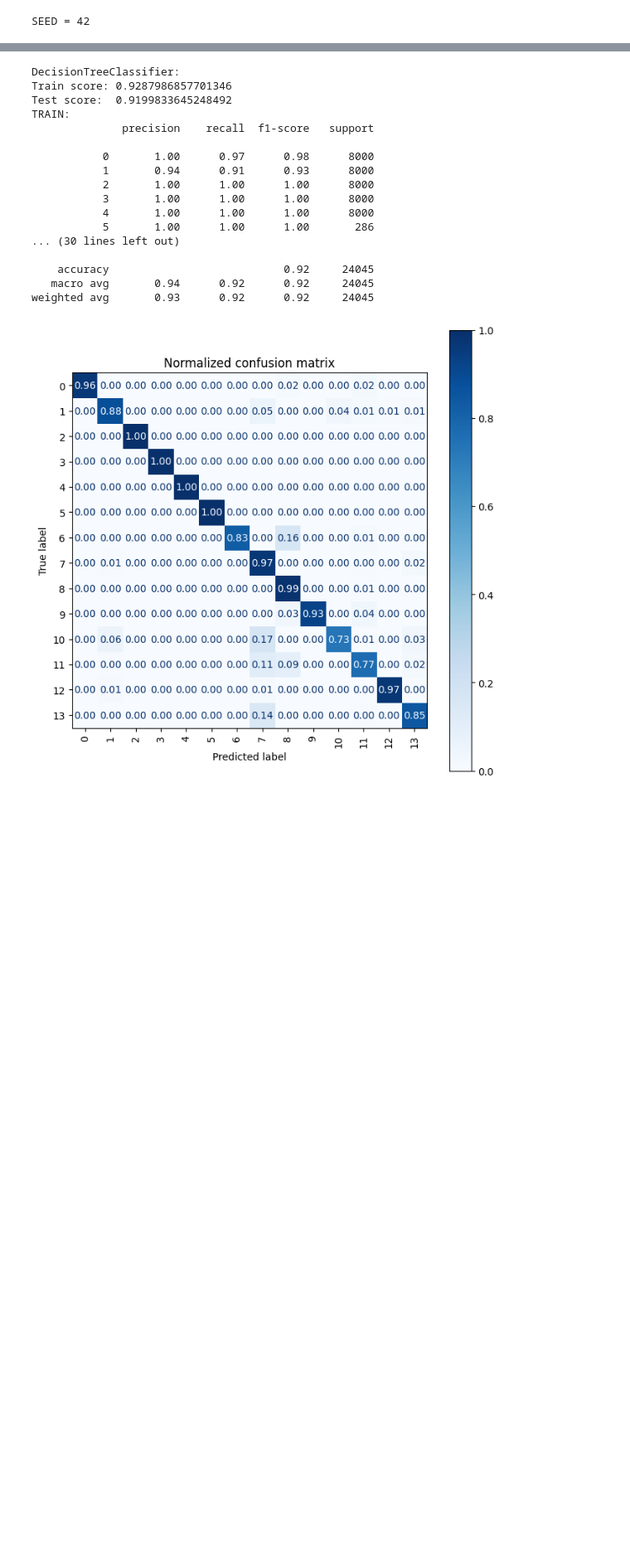
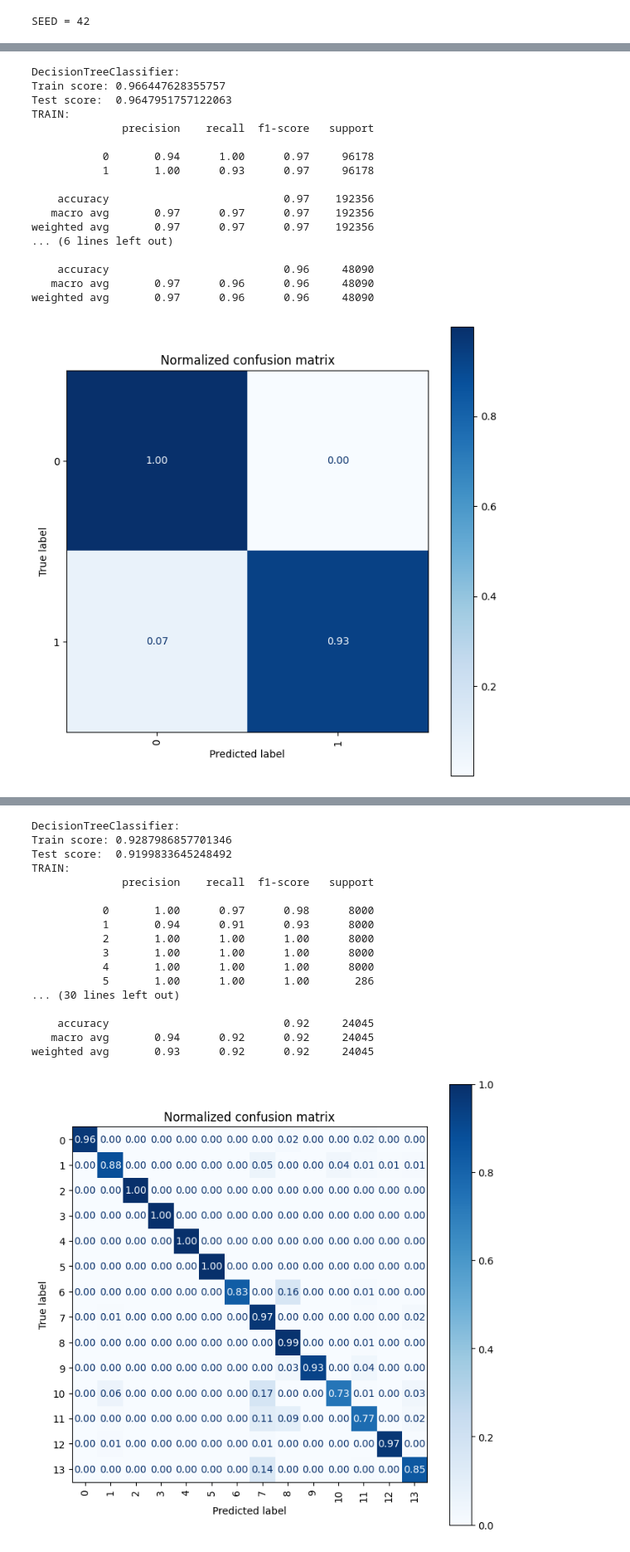
Before and after one commit to pro1710/ids, a Jupyter notebook: ml.ipynb, the cells around one changed output, grey strips where cells are left out. Shown at 83% size. Drawn from its saved outputs; the diff is of its cells as text; code cells hidden in the pictures; blank space fills up the shorter version.

```diff
--- a/ml.ipynb
+++ b/ml.ipynb
@@ -37,4 +43,0 @@ df_orig = df_orig.drop(df_orig[df_orig[ids_common.target_label_2_class] == 0].in
-# %%
-from sklearn.preprocessing import LabelEncoder
-le = LabelEncoder()
-df_orig['Attack_type'] = le.fit_transform(df_orig['Attack_type'])
@@ -56,0 +67,13 @@ X_test=(24045, 59)   y_test=(24045,)
+# %%
+X_train, y_train = get_data('15_class', 'train')
+X_test, y_test = get_data('15_class', 'test')
+
+print(np.unique(y_train, return_counts=True))
+
+le = LabelEncoder()
+y_train = le.fit_transform(y_train)
+
+print(np.unique(y_train, return_counts=True))
+
+y_train = le.inverse_transform(y_train)
+print(np.unique(y_train, return_counts=True))
@@ -56,0 +93,47 @@ X_test=(24045, 59)   y_test=(24045,)
+# %%
+def make_classifier(name, cls):
+    X_train, y_train = get_data(name, 'train')
+    X_test, y_test = get_data(name, 'test')
+
+    le = LabelEncoder()
+    y_train = le.fit_transform(y_train)
+    y_test = le.transform(y_test)
+
+    cls.fit(X_train, y_train)
+
+    y_train_predict = cls.predict(X_train)
+    y_test_predict = cls.predict(X_test)
+
+    print(f'{cls.__class__.__name__}:')
+    print(f'Train score: {cls.score(X_train, y_train)}')
+    print(f'Test score:  {cls.score(X_test, y_test)}')
+
+    ids_common.report(y_train, y_train_predict, y_test, y_test_predict, le)
+    ids_common.plot_cm(y_test, y_test_predict, le)
+
+    return cls, le
+# %%
+class_2_dt, le_2 = make_classifier(
+        '2_class',
+        DecisionTreeClassifier(
+                **{'criterion': 'entropy', 'max_depth': 16}, random_state=SEED),
+)
+# %% [output]
+DecisionTreeClassifier:
+Train score: 0.966447628355757
+Test score:  0.9647951757122063
+TRAIN:
+              precision    recall  f1-score   support
+
+           0       0.94      1.00      0.97     96178
+           1       1.00      0.93      0.97     96178
+
+    accuracy                           0.97    192356
+   macro avg       0.97      0.97      0.97    192356
+weighted avg       0.97      0.97      0.97    192356
+... (6 lines left out)
+
+    accuracy                           0.96     48090
+   macro avg       0.97      0.96      0.96     48090
+weighted avg       0.97      0.96      0.96     48090
+[figure, added]
```
Also changed, not shown: parts of 16 cells of this notebook, 5 other files.
